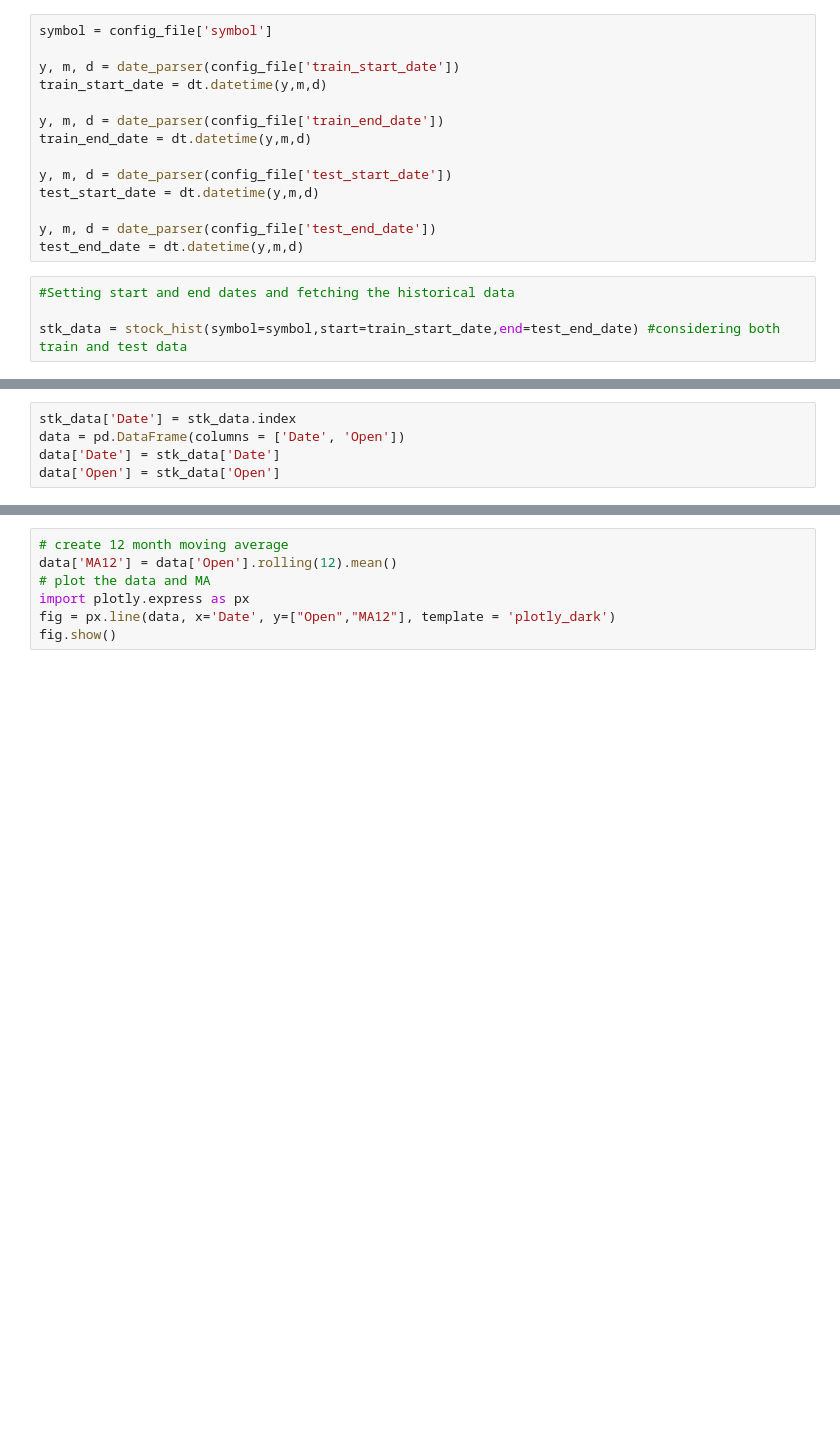
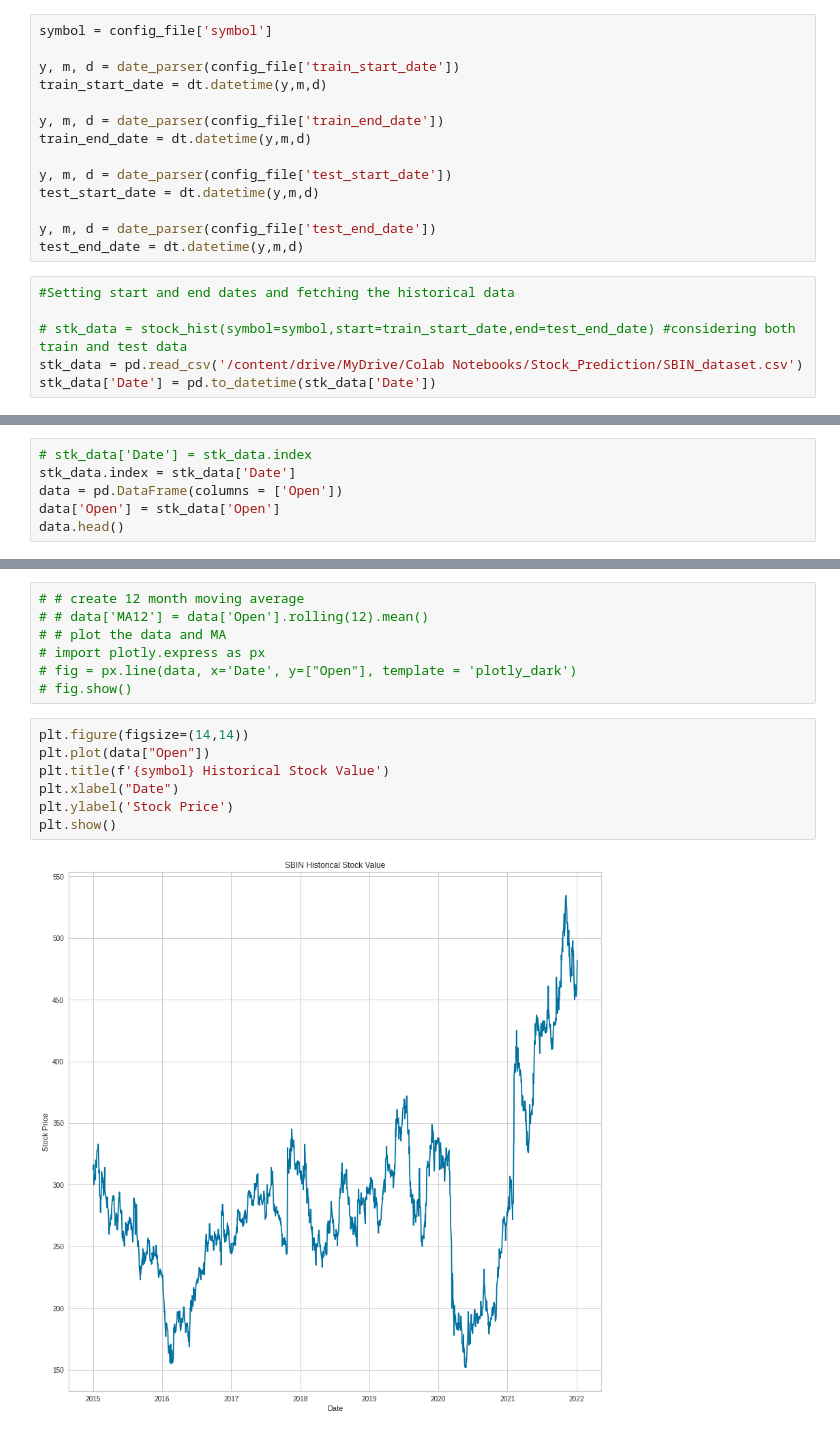
Before and after one commit to sudipta002/stock_prediction, a Jupyter notebook: Stock_Forecasting_PyCarret.ipynb, the cells around one changed output, grey strips where cells are left out. Cells and saved outputs as stored; diff of their text form; blank space fills up the shorter version.

```diff
--- a/Stock_Forecasting_PyCarret.ipynb
+++ b/Stock_Forecasting_PyCarret.ipynb
@@ -37,6 +51,8 @@ test_end_date = dt.datetime(y,m,d)
 # %%
 #Setting start and end dates and fetching the historical data
 
-stk_data = stock_hist(symbol=symbol,start=train_start_date,end=test_end_date) #considering both train and test data
+# stk_data = stock_hist(symbol=symbol,start=train_start_date,end=test_end_date) #considering both train and test data
+stk_data = pd.read_csv('/content/drive/MyDrive/Colab Notebooks/Stock_Prediction/SBIN_dataset.csv')
+stk_data['Date'] = pd.to_datetime(stk_data['Date'])
 # %%
 stk_data.head()
@@ -43,5 +66,6 @@ stk_data.head()
 # %%
-stk_data['Date'] = stk_data.index
-data = pd.DataFrame(columns = ['Date', 'Open'])
-data['Date'] = stk_data['Date']
+# stk_data['Date'] = stk_data.index
+stk_data.index = stk_data['Date']
+data = pd.DataFrame(columns = ['Open'])
 data['Open'] = stk_data['Open']
+data.head()
@@ -48,10 +80,19 @@ data['Open'] = stk_data['Open']
 # %%
-# create 12 month moving average
-data['MA12'] = data['Open'].rolling(12).mean()
-# plot the data and MA
-import plotly.express as px
-fig = px.line(data, x='Date', y=["Open","MA12"], template = 'plotly_dark')
-fig.show()
+# # create 12 month moving average
+# # data['MA12'] = data['Open'].rolling(12).mean()
+# # plot the data and MA
+# import plotly.express as px
+# fig = px.line(data, x='Date', y=["Open"], template = 'plotly_dark')
+# fig.show()
+# %%
+plt.figure(figsize=(14,14))
+plt.plot(data["Open"])
+plt.title(f'{symbol} Historical Stock Value')
+plt.xlabel("Date")
+plt.ylabel('Stock Price')
+plt.show()
+# %% [output]
+[figure, added]
 # %%
 # extract month and year from dates
 data['Date'] = data.index
```
Also changed, not shown: parts of 14 cells of this notebook.
